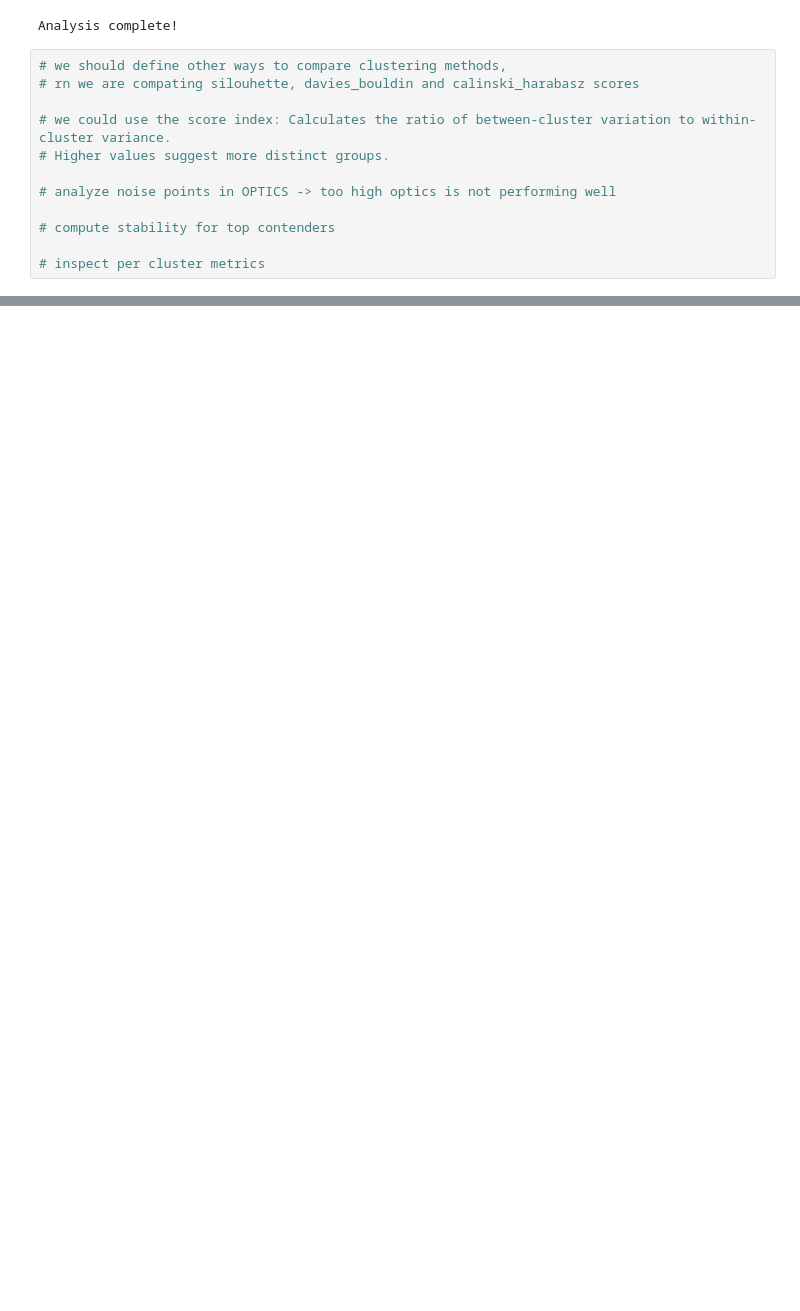
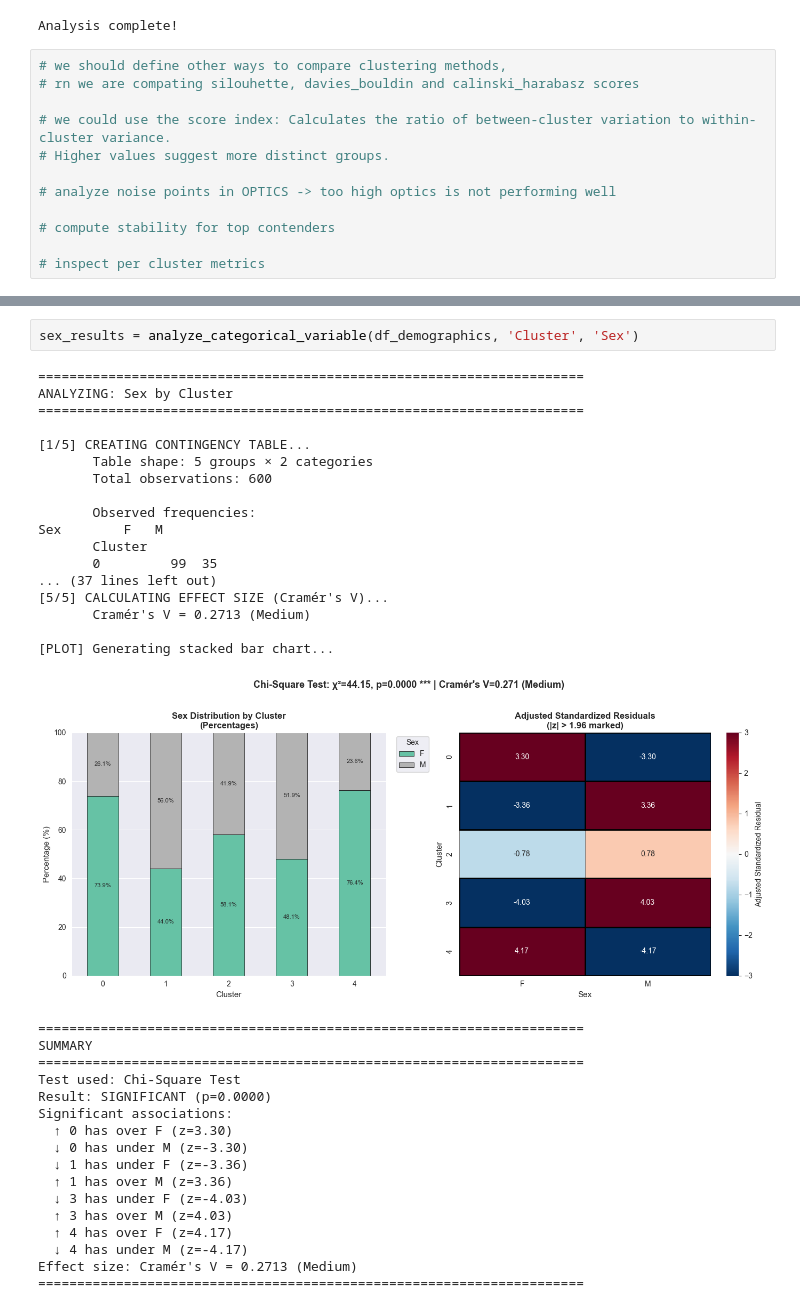
Before and after one commit to xandime/EEG_cluster_detection, a Jupyter notebook: compare_clustering_methods_prep_f.ipynb, the cells around one changed output, grey strips where cells are left out. Saved outputs shown, nothing was run; the diff lists cells and outputs as text; blank space fills up the shorter version.

```diff
--- a/compare_clustering_methods_prep_f.ipynb
+++ b/compare_clustering_methods_prep_f.ipynb
@@ -548,0 +599,37 @@ Analysis complete!
+# %%
+sex_results = analyze_categorical_variable(df_demographics, 'Cluster', 'Sex')
+# %% [output]
+======================================================================
+ANALYZING: Sex by Cluster
+======================================================================
+
+[1/5] CREATING CONTINGENCY TABLE...
+       Table shape: 5 groups × 2 categories
+       Total observations: 600
+
+       Observed frequencies:
+Sex        F   M
+       Cluster
+       0         99  35
+... (37 lines left out)
+[5/5] CALCULATING EFFECT SIZE (Cramér's V)...
+       Cramér's V = 0.2713 (Medium)
+
+[PLOT] Generating stacked bar chart...
+[figure, added]
+======================================================================
+SUMMARY
+======================================================================
+Test used: Chi-Square Test
+Result: SIGNIFICANT (p=0.0000)
+Significant associations:
+  ↑ 0 has over F (z=3.30)
+  ↓ 0 has under M (z=-3.30)
+  ↓ 1 has under F (z=-3.36)
+  ↑ 1 has over M (z=3.36)
+  ↓ 3 has under F (z=-4.03)
+  ↑ 3 has over M (z=4.03)
+  ↑ 4 has over F (z=4.17)
+  ↓ 4 has under M (z=-4.17)
+Effect size: Cramér's V = 0.2713 (Medium)
+======================================================================
```
Also changed, not shown: parts of 9 cells of this notebook, 4 other files.
